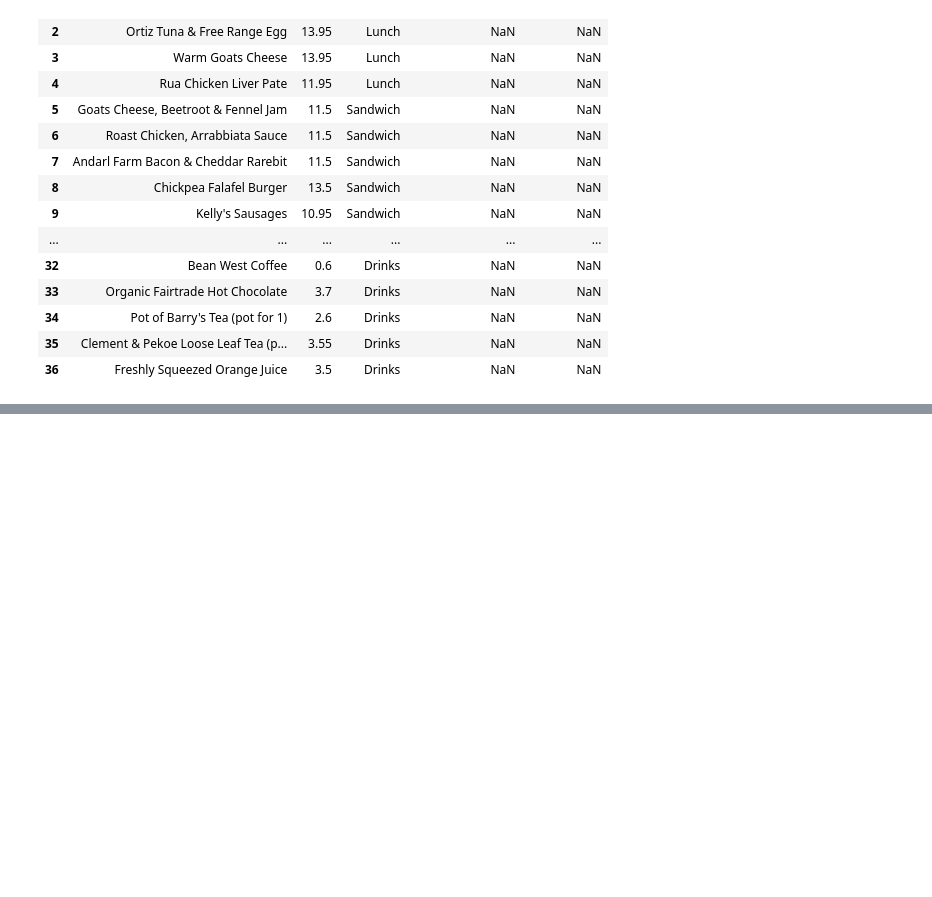
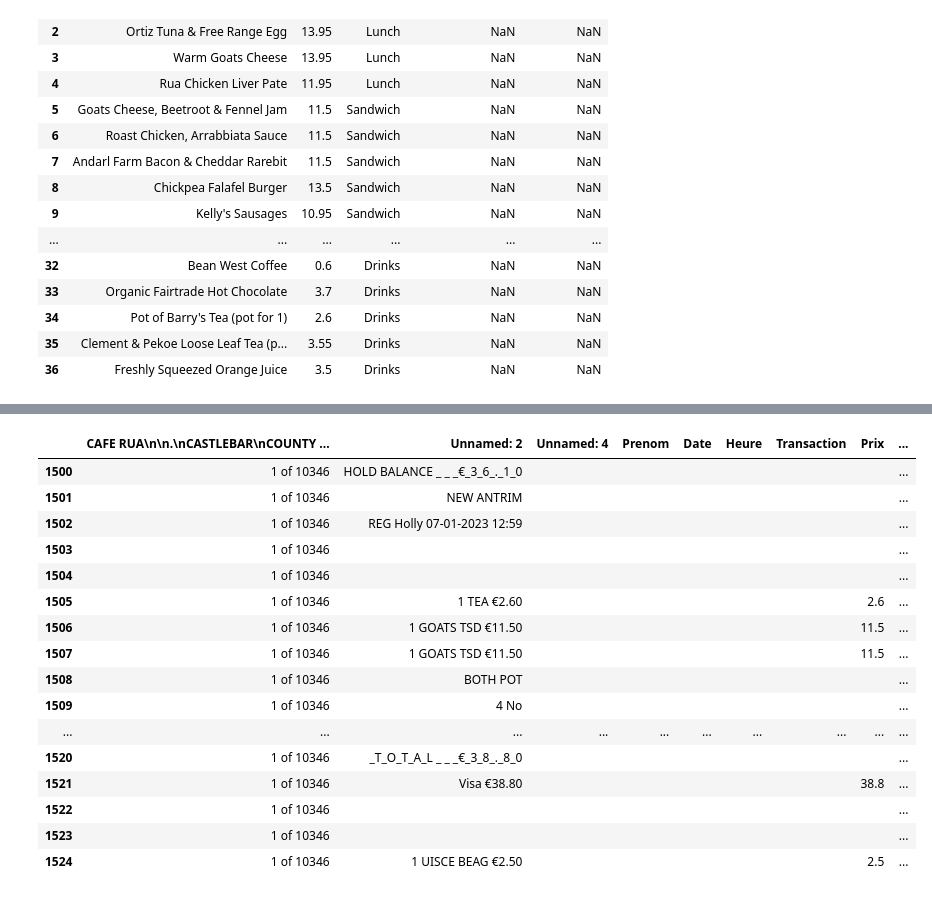
Before and after one commit to charlesdaigre/project_lewagon_rua, a Jupyter notebook: Untitled2.ipynb, the cells around one changed output, grey strips where cells are left out. Cells and saved outputs as stored; diff of their text form; code cells hidden in the pictures; blank space fills up the shorter version.

```diff
--- a/Untitled2.ipynb
+++ b/Untitled2.ipynb
@@ -479,0 +786,22 @@ df_rua.to_csv('rua_2023_clean_v3.csv', index=False)
+# %%
+df_rua= pd.read_csv('/content/rua_2023_clean_v3.csv')
+# %%
+df_rua.iloc[1500:1525]
+# %% [output]
+|  | CAFE RUA\n\n.\nCASTLEBAR\nCOUNTY ... | Unnamed: 2 | Unnamed: 4 | Prenom | Date | Heure | Transaction | Prix | ... |
+| 1500 | 1 of 10346 | HOLD BALANCE _ _ _€_3_6_._1_0 |  |  |  |  |  |  | ... |
+| 1501 | 1 of 10346 | NEW ANTRIM |  |  |  |  |  |  | ... |
+| 1502 | 1 of 10346 | REG Holly 07-01-2023 12:59 |  |  |  |  |  |  | ... |
+| 1503 | 1 of 10346 |  |  |  |  |  |  |  | ... |
+| 1504 | 1 of 10346 |  |  |  |  |  |  |  | ... |
+| 1505 | 1 of 10346 | 1 TEA €2.60 |  |  |  |  |  | 2.6 | ... |
+| 1506 | 1 of 10346 | 1 GOATS TSD €11.50 |  |  |  |  |  | 11.5 | ... |
+| 1507 | 1 of 10346 | 1 GOATS TSD €11.50 |  |  |  |  |  | 11.5 | ... |
+| 1508 | 1 of 10346 | BOTH POT |  |  |  |  |  |  | ... |
+| 1509 | 1 of 10346 | 4 No |  |  |  |  |  |  | ... |
+| ... | ... | ... | ... | ... | ... | ... | ... | ... | ... |
+| 1520 | 1 of 10346 | _T_O_T_A_L _ _ _€_3_8_._8_0 |  |  |  |  |  |  | ... |
+| 1521 | 1 of 10346 | Visa €38.80 |  |  |  |  |  | 38.8 | ... |
+| 1522 | 1 of 10346 |  |  |  |  |  |  |  | ... |
+| 1523 | 1 of 10346 |  |  |  |  |  |  |  | ... |
+| 1524 | 1 of 10346 | 1 UISCE BEAG €2.50 |  |  |  |  |  | 2.5 | ... |
```
Also changed, not shown: parts of 18 cells of this notebook.
